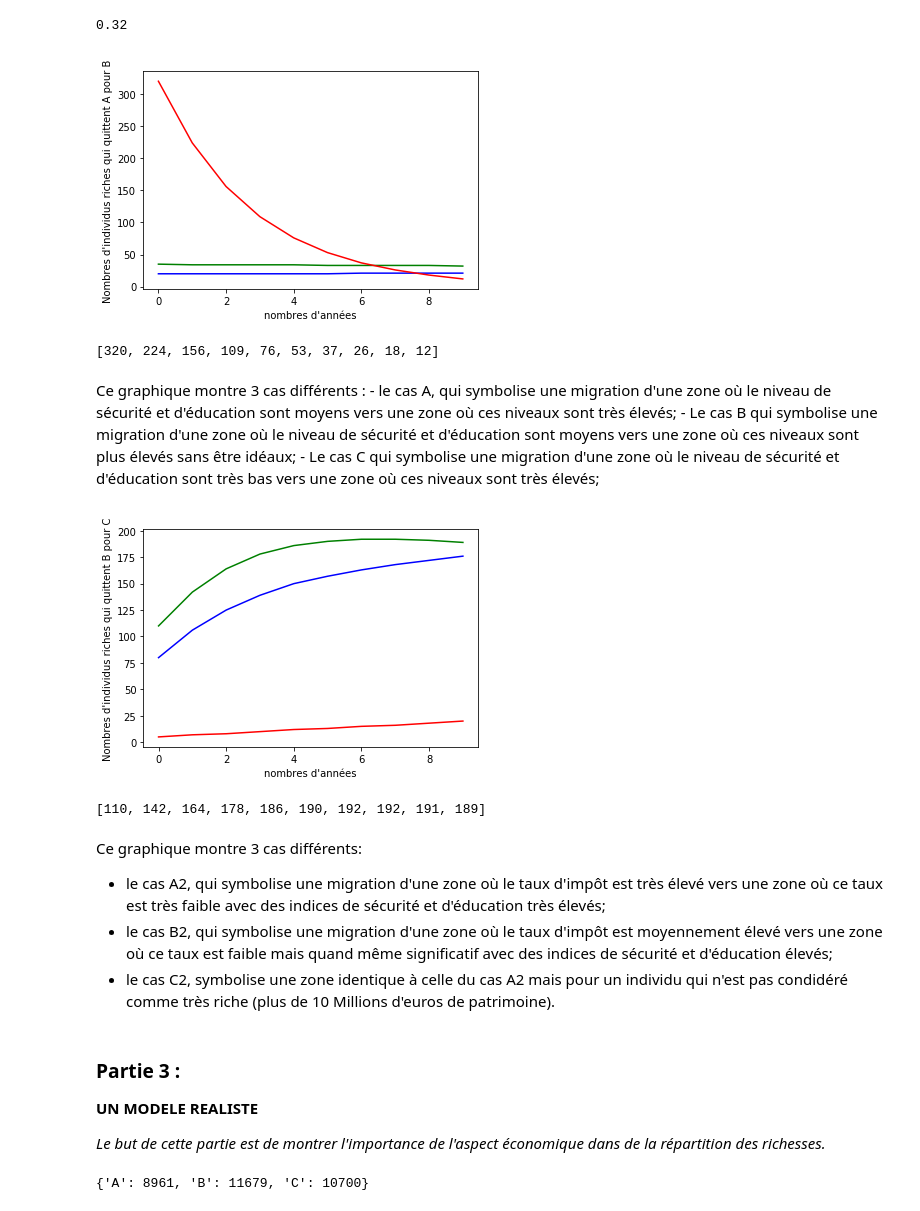
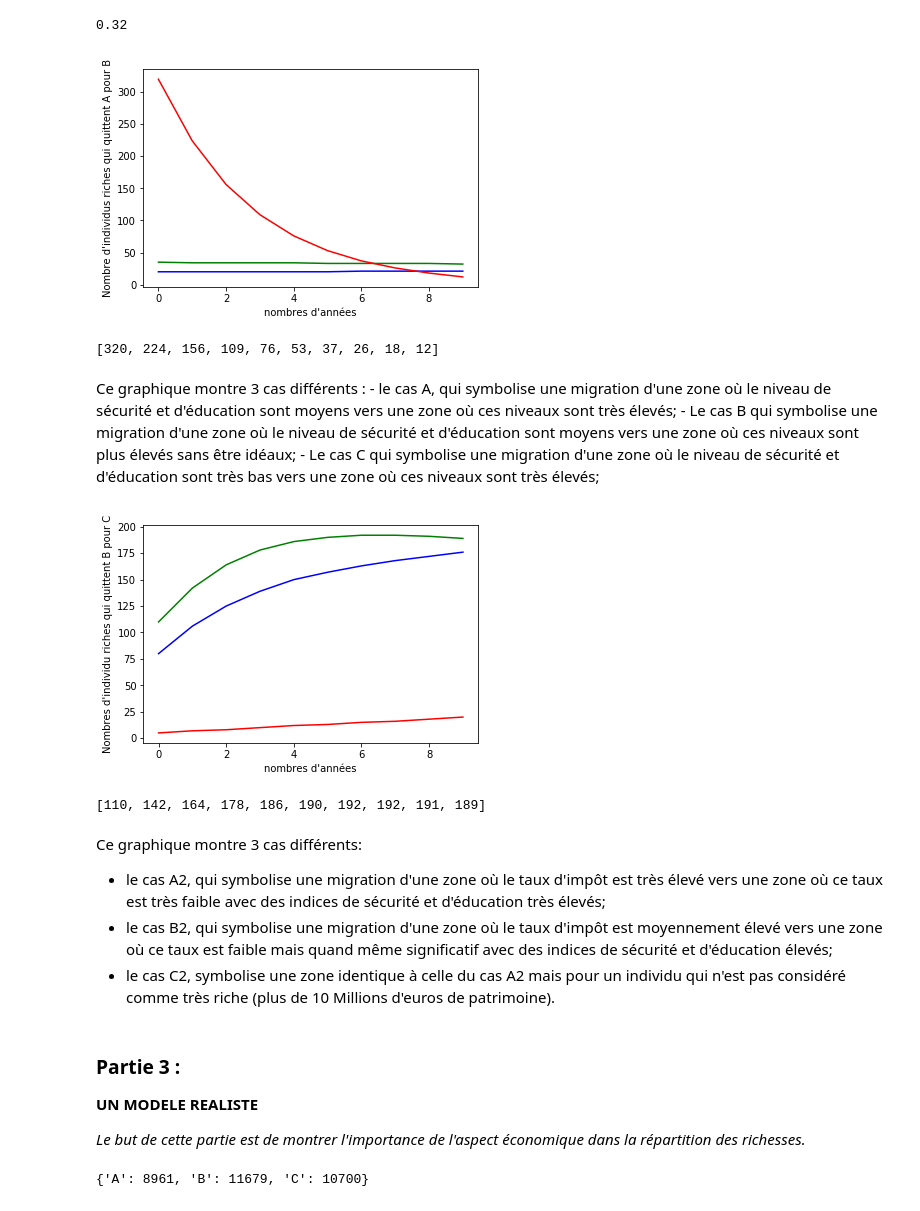
Before and after one commit to Nathceylon/ARE, a Jupyter notebook: notebookARE.ipynb, the cells around one changed output. Cells and saved outputs as stored; diff of their text form; code cells hidden in the pictures.

```diff
--- a/notebookARE.ipynb
+++ b/notebookARE.ipynb
@@ -129,35 +129,35 @@ Le PIB par habitant joue donc un rôle important dans l'évolution du nombre de
 import numpy as np
 import matplotlib.pyplot as plt
 
 #PIB : int
 PIB = 6000
 #pop_init : int
 pop_init = 1000
 
 #casA : list[int]
 casA = liste_depart(10, pop_init, 50, 50, 93, 91)
 
 #casB : list[int]
 casB = liste_depart(10, pop_init, 50, 50, 75, 78)
 
 #casC : list[int]
 casC = liste_depart(10, pop_init, 10, 25, 95, 94)
 
 
 plt.figure()
 plt.plot(casA, "g")
 plt.plot(casB, "b")
 plt.plot(casC, "r")
 
 
-plt.ylabel("Nombres d'individus riches qui quittent A pour B")
+plt.ylabel("Nombre d'individus riches qui quittent A pour B")
 plt.xlabel("nombres d'années")
 
 plt.show()
 
 liste_depart(10, pop_init, 10, 25, 85, 85)
 # %% [output]
-[figure, old version]
+[figure, new version]
 [320, 224, 156, 109, 76, 53, 37, 26, 18, 12]
 # %% [markdown]
 Ce graphique montre 3 cas différents :
@@ -198,7 +198,7 @@ plt.plot(casB2, "r")
 plt.plot(casC2, "b")
 
 
-plt.ylabel("Nombres d'individus riches qui quittent B pour C")
+plt.ylabel("Nombres d'individu riches qui quittent B pour C")
 plt.xlabel("nombres d'années")
 
 plt.show()
@@ -206,18 +206,18 @@ plt.show()
 
 liste_depart_BC(10,pop_init, 0.6, 96, 98, 0.15, patrimoine)
 # %% [output]
-[figure, old version]
+[figure, new version]
 [110, 142, 164, 178, 186, 190, 192, 192, 191, 189]
 # %% [markdown]
 Ce graphique montre 3 cas différents:
  -  le cas A2, qui symbolise une migration d'une zone où le taux d'impôt est très élevé vers une zone où ce taux est très faible avec des indices de sécurité et d'éducation très élevés;
  -  le cas B2, qui symbolise une migration d'une zone où le taux d'impôt est moyennement élevé vers une zone où ce taux est faible mais quand même significatif avec des indices de sécurité et d'éducation élevés;
- -  le cas C2, symbolise une zone identique à celle du cas A2 mais pour un individu qui n'est pas condidéré comme très riche (plus de 10 Millions d'euros de patrimoine).
+ -  le cas C2, symbolise une zone identique à celle du cas A2 mais pour un individu qui n'est pas considéré comme très riche (plus de 10 Millions d'euros de patrimoine).
 # %% [markdown]
 ### Partie 3 :
    __UN MODELE REALISTE__
 
-*Le but de cette partie est de montrer l'importance de l'aspect économique dans de la répartition des richesses.*
+*Le but de cette partie est de montrer l'importance de l'aspect économique dans la répartition des richesses.*
 # %%
 
 #int : patrimoine
```
Also changed, not shown: parts of 8 cells of this notebook.
